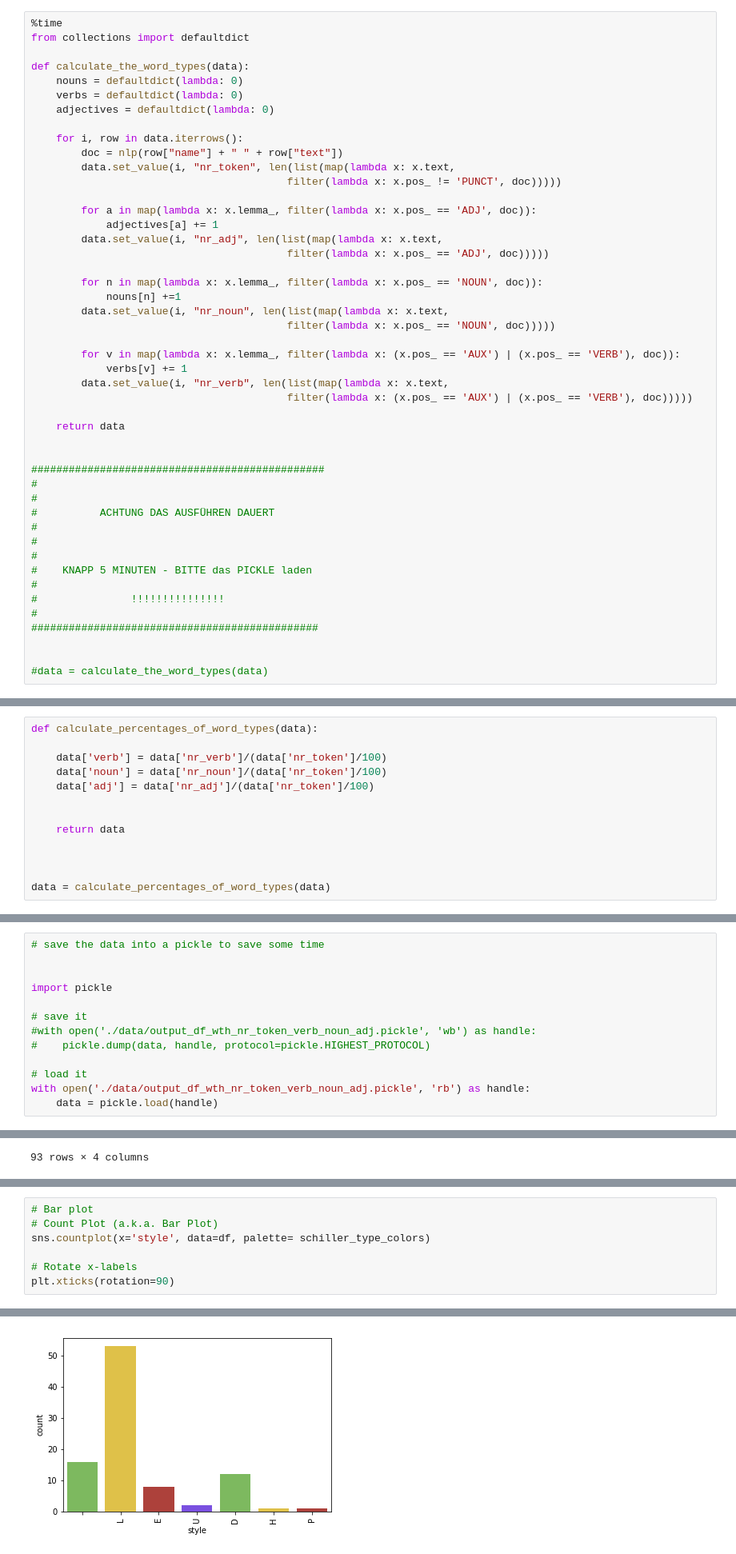
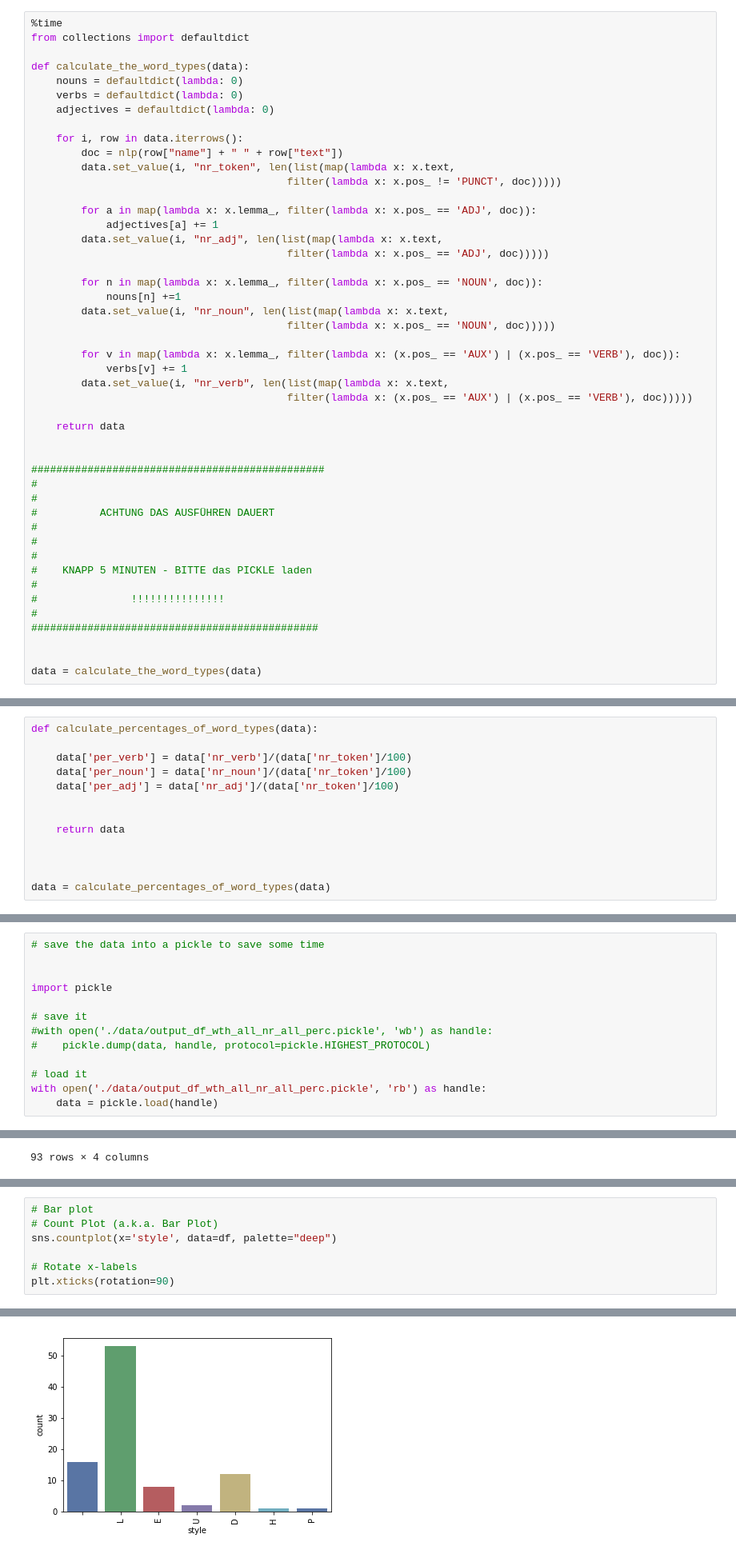
Before and after one commit to robinarthur/5pk, a Jupyter notebook: txt_edit/2_text_preprocess.ipynb, the cells around one changed output, grey strips where cells are left out. Shown: that part at 80% size. Cells and saved outputs as stored; diff of their text form.

```diff
--- a/txt_edit/2_text_preprocess.ipynb
+++ b/txt_edit/2_text_preprocess.ipynb
@@ -160,5 +160,5 @@ def calculate_the_word_types(data):
 ##############################################
 
 
-#data = calculate_the_word_types(data)
+data = calculate_the_word_types(data)
 # %% [output]
@@ -169,9 +169,9 @@ calculate the percentages of wordtypes in the text
 # %%
 def calculate_percentages_of_word_types(data):
 
-    data['verb'] = data['nr_verb']/(data['nr_token']/100)
-    data['noun'] = data['nr_noun']/(data['nr_token']/100)
-    data['adj'] = data['nr_adj']/(data['nr_token']/100)
+    data['per_verb'] = data['nr_verb']/(data['nr_token']/100)
+    data['per_noun'] = data['nr_noun']/(data['nr_token']/100)
+    data['per_adj'] = data['nr_adj']/(data['nr_token']/100)
 
 
     return data
@@ -210,11 +208,11 @@ data
 import pickle
 
 # save it
-#with open('./data/output_df_wth_nr_token_verb_noun_adj.pickle', 'wb') as handle:
+#with open('./data/output_df_wth_all_nr_all_perc.pickle', 'wb') as handle:
 #    pickle.dump(data, handle, protocol=pickle.HIGHEST_PROTOCOL)
 
 # load it
-with open('./data/output_df_wth_nr_token_verb_noun_adj.pickle', 'rb') as handle:
+with open('./data/output_df_wth_all_nr_all_perc.pickle', 'rb') as handle:
     data = pickle.load(handle)
 # %%
 data
@@ -341,13 +339,13 @@ Text(0.5,1,'')
 # %%
 # Bar plot
 # Count Plot (a.k.a. Bar Plot)
-sns.countplot(x='style', data=df, palette= schiller_type_colors)
+sns.countplot(x='style', data=df, palette="deep")
 
 # Rotate x-labels
 plt.xticks(rotation=90)
 # %% [output]
 (array([0, 1, 2, 3, 4, 5, 6]), <a list of 7 Text xticklabel objects>)
-[figure, old version]
+[figure, new version]
 # %%
 # Factor Plot
 g = sns.factorplot(x='year',
```
Also changed, not shown: parts of 16 cells of this notebook, 2 other files.
